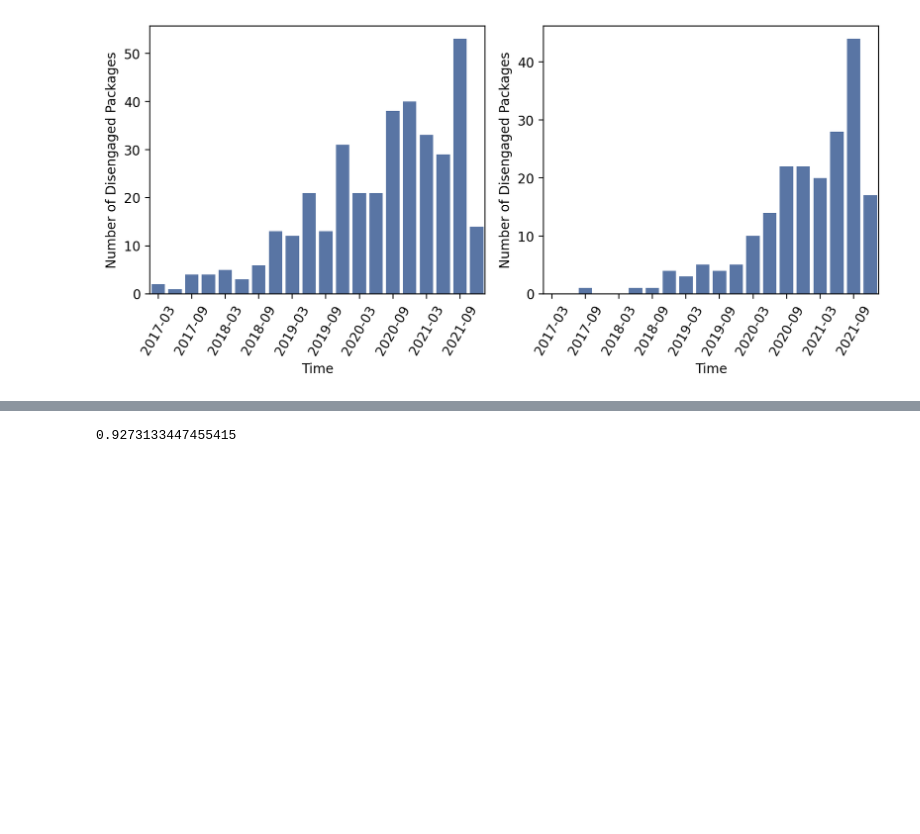
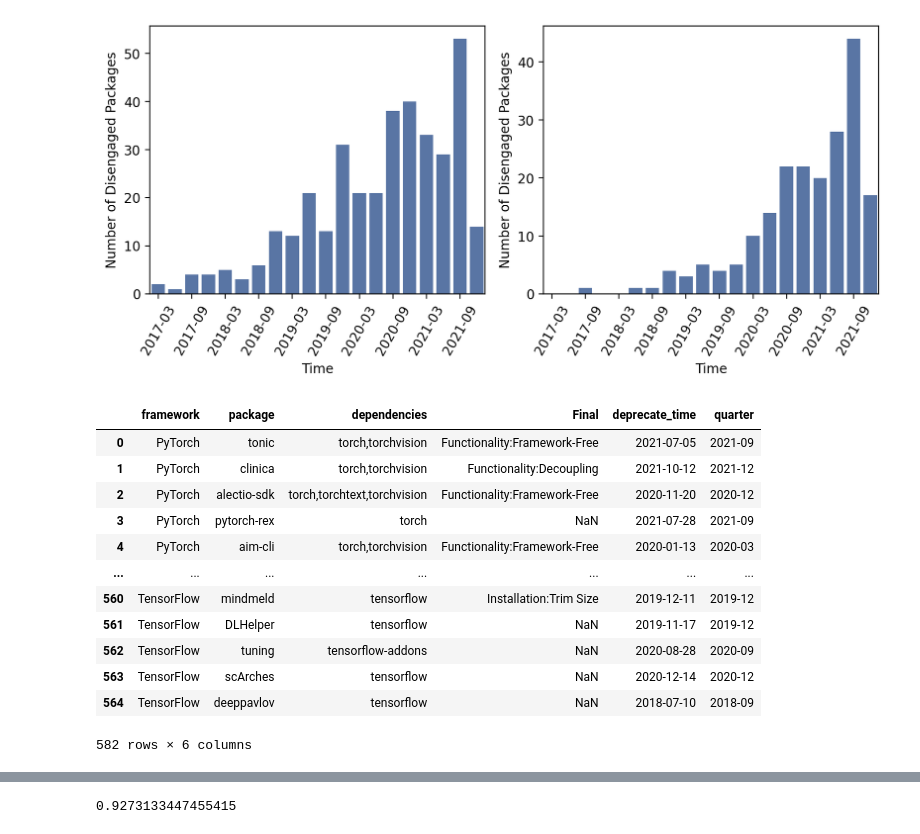
Before and after one commit to gaokai320/PyPI-DLSC, a Jupyter notebook: RQ3_disengagement.ipynb, the cells around one changed output, grey strips where cells are left out. Saved outputs shown, nothing was run; the diff lists cells and outputs as text; code cells hidden in the pictures; blank space fills up the shorter version.

```diff
--- a/RQ3_disengagement.ipynb
+++ b/RQ3_disengagement.ipynb
@@ -231,0 +228,18 @@ plot_deprecate_trend()
+# %%
+reasons["Final"] = reasons["Final"].str.split(",")
+reasons = reasons.explode("Final")
+reasons["Final"] =
+# %% [output]
+|  | framework | package | dependencies | Final | deprecate_time | quarter |
+| 0 | PyTorch | tonic | torch,torchvision | Functionality:Framework-Free | 2021-07-05 | 2021-09 |
+| 1 | PyTorch | clinica | torch,torchvision | Functionality:Decoupling | 2021-10-12 | 2021-12 |
+| 2 | PyTorch | alectio-sdk | torch,torchtext,torchvision | Functionality:Framework-Free | 2020-11-20 | 2020-12 |
+| 3 | PyTorch | pytorch-rex | torch | NaN | 2021-07-28 | 2021-09 |
+| 4 | PyTorch | aim-cli | torch,torchvision | Functionality:Framework-Free | 2020-01-13 | 2020-03 |
+| ... | ... | ... | ... | ... | ... | ... |
+| 560 | TensorFlow | mindmeld | tensorflow | Installation:Trim Size | 2019-12-11 | 2019-12 |
+| 561 | TensorFlow | DLHelper | tensorflow | NaN | 2019-11-17 | 2019-12 |
+| 562 | TensorFlow | tuning | tensorflow-addons | NaN | 2020-08-28 | 2020-09 |
+| 563 | TensorFlow | scArches | tensorflow | NaN | 2020-12-14 | 2020-12 |
+| 564 | TensorFlow | deeppavlov | tensorflow | NaN | 2018-07-10 | 2018-09 |
+582 rows × 6 columns
```
Also changed, not shown: parts of 6 cells of this notebook, 1 other file.
